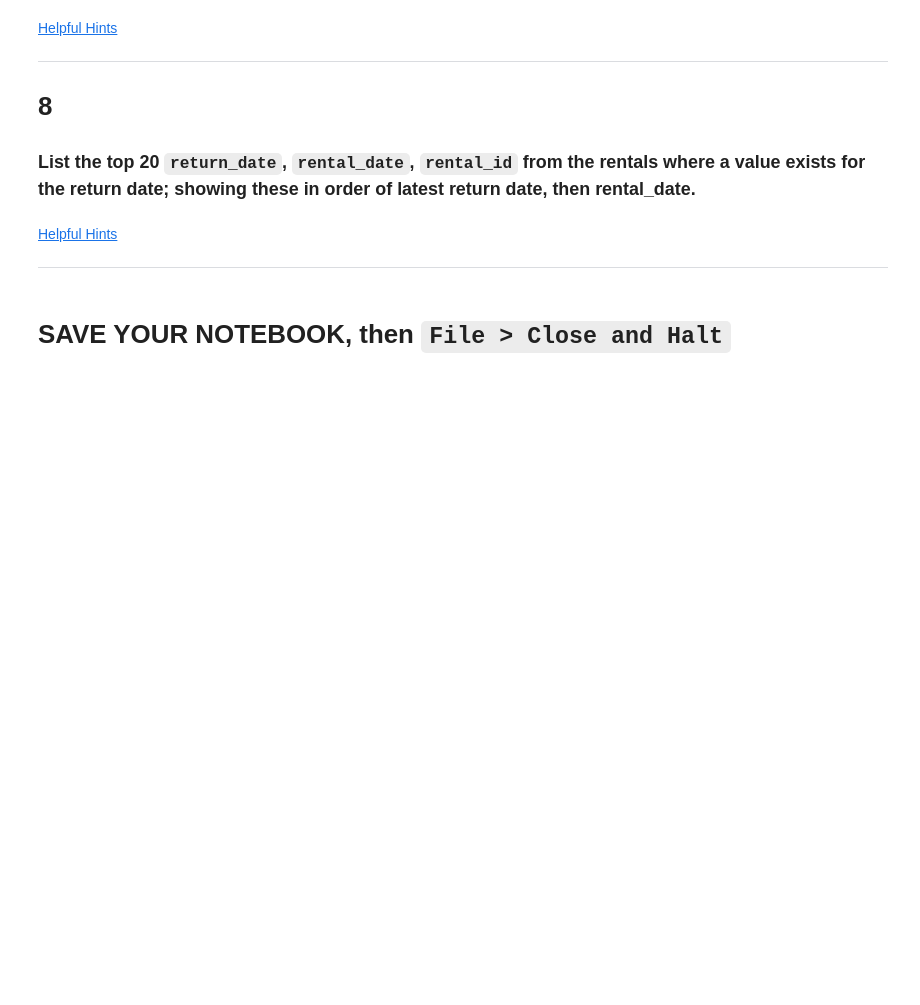
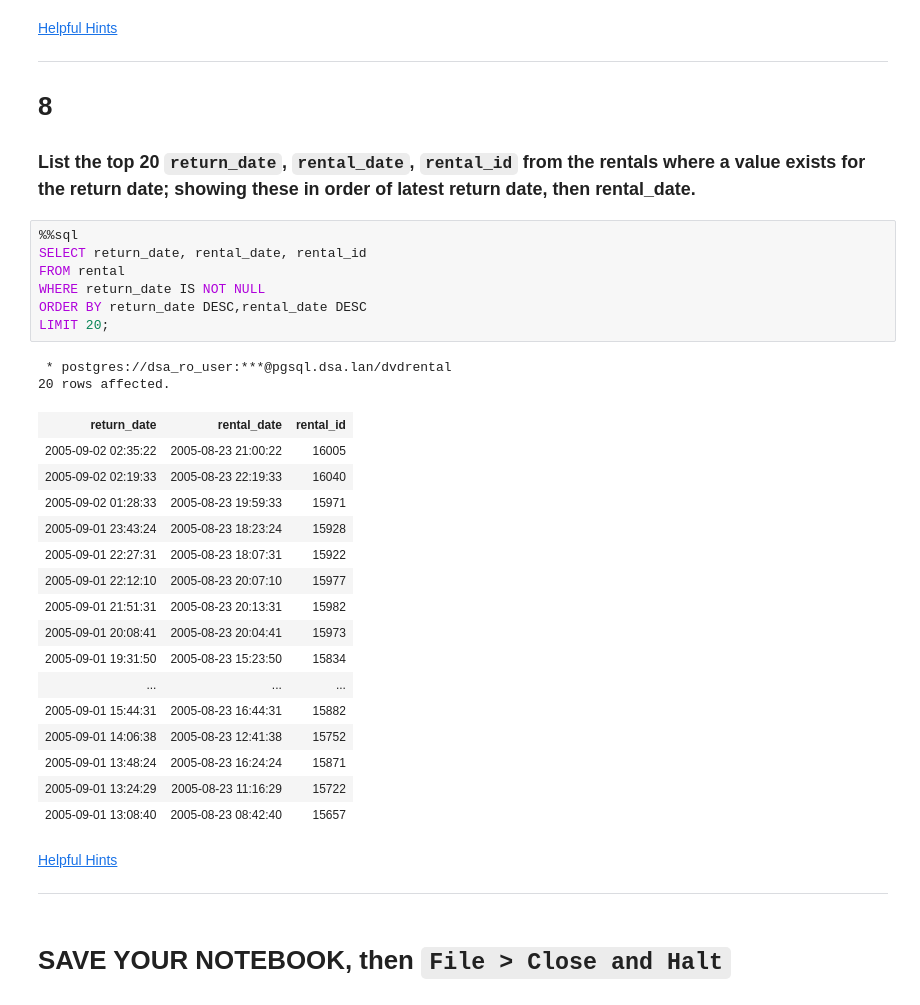
Before and after one commit to may96cc/f21dsa7030, a Jupyter notebook: module1/practices/PostgreSQL.ipynb, the cells around one changed output. Saved outputs shown, nothing was run; the diff lists cells and outputs as text; blank space fills up the shorter version.

```diff
--- a/module1/practices/PostgreSQL.ipynb
+++ b/module1/practices/PostgreSQL.ipynb
@@ -82,6 +207,32 @@ For now, know that the table names are in the blue heading of the bubbles and th
 # 8
 
 ### List the top 20 `return_date`, `rental_date`, `rental_id`  from the rentals where a value exists for the return date; showing these in order of latest return date, then rental_date.
+# %%
+%%sql
+SELECT return_date, rental_date, rental_id
+FROM rental
+WHERE return_date IS NOT NULL
+ORDER BY return_date DESC,rental_date DESC
+LIMIT 20;
+# %% [output]
+ * postgres://dsa_ro_user:***@pgsql.dsa.lan/dvdrental
+20 rows affected.
+| return_date | rental_date | rental_id |
+| 2005-09-02 02:35:22 | 2005-08-23 21:00:22 | 16005 |
+| 2005-09-02 02:19:33 | 2005-08-23 22:19:33 | 16040 |
+| 2005-09-02 01:28:33 | 2005-08-23 19:59:33 | 15971 |
+| 2005-09-01 23:43:24 | 2005-08-23 18:23:24 | 15928 |
+| 2005-09-01 22:27:31 | 2005-08-23 18:07:31 | 15922 |
+| 2005-09-01 22:12:10 | 2005-08-23 20:07:10 | 15977 |
+| 2005-09-01 21:51:31 | 2005-08-23 20:13:31 | 15982 |
+| 2005-09-01 20:08:41 | 2005-08-23 20:04:41 | 15973 |
+| 2005-09-01 19:31:50 | 2005-08-23 15:23:50 | 15834 |
+| ... | ... | ... |
+| 2005-09-01 15:44:31 | 2005-08-23 16:44:31 | 15882 |
+| 2005-09-01 14:06:38 | 2005-08-23 12:41:38 | 15752 |
+| 2005-09-01 13:48:24 | 2005-08-23 16:24:24 | 15871 |
+| 2005-09-01 13:24:29 | 2005-08-23 11:16:29 | 15722 |
+| 2005-09-01 13:08:40 | 2005-08-23 08:42:40 | 15657 |
 # %% [markdown]
 [Helpful Hints](https://youtu.be/H_biSct9Imw)
 
```
Also changed, not shown: parts of 8 cells of this notebook.
